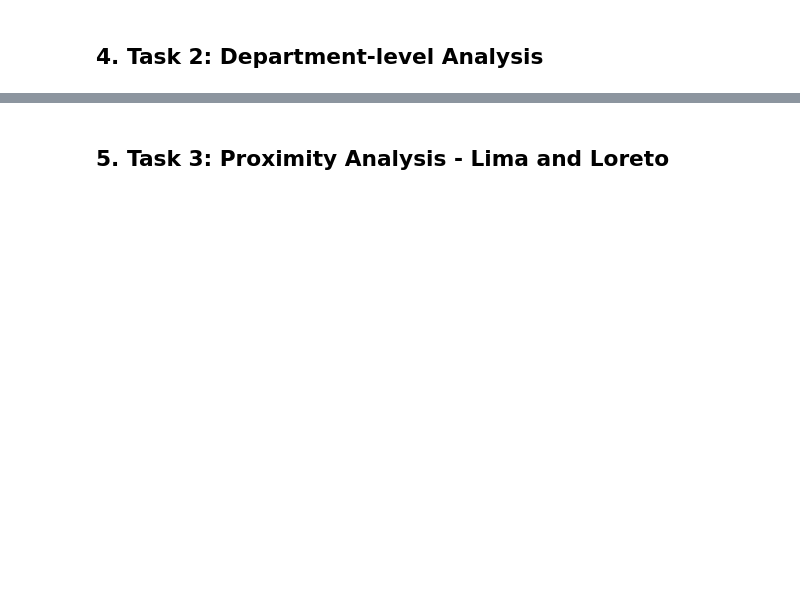
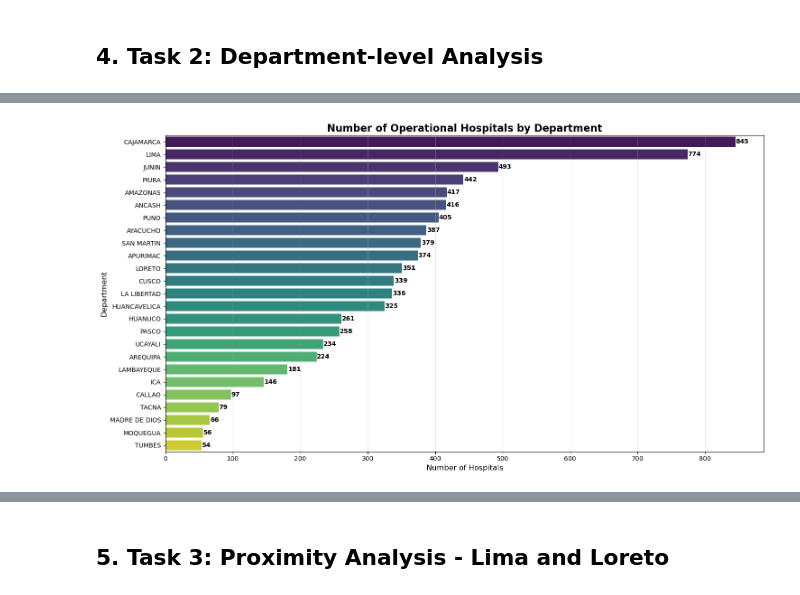
Before and after one commit to gsaco/Hospitals-Access-Peru, a Jupyter notebook: code.ipynb, the cells around one changed output, grey strips where cells are left out. Saved outputs shown, nothing was run; the diff lists cells and outputs as text; code cells hidden in the pictures; blank space fills up the shorter version.

```diff
--- a/code.ipynb
+++ b/code.ipynb
@@ -292,17 +300,19 @@ print(dept_counts.to_string(index=False))
 # %%
 # Bar chart
 plt.figure(figsize=(15, 8))
 sns.barplot(data=dept_counts, x='hospital_count', y='Departamento', palette='viridis')
-plt.title('Number of Operational Public Hospitals by Department', fontsize=16, fontweight='bold')
+plt.title('Number of Operational Hospitals by Department', fontsize=16, fontweight='bold')
 plt.xlabel('Number of Hospitals', fontsize=12)
 plt.ylabel('Department', fontsize=12)
 plt.grid(axis='x', alpha=0.3)
 
 # Add value labels on bars
 for i, v in enumerate(dept_counts['hospital_count']):
     plt.text(v + 0.5, i, str(v), va='center', fontweight='bold')
 
 plt.tight_layout()
 plt.show()
+# %% [output]
+[figure, added]
 # %%
 # Department-level choropleth map
```
Also changed, not shown: parts of 30 cells of this notebook.
